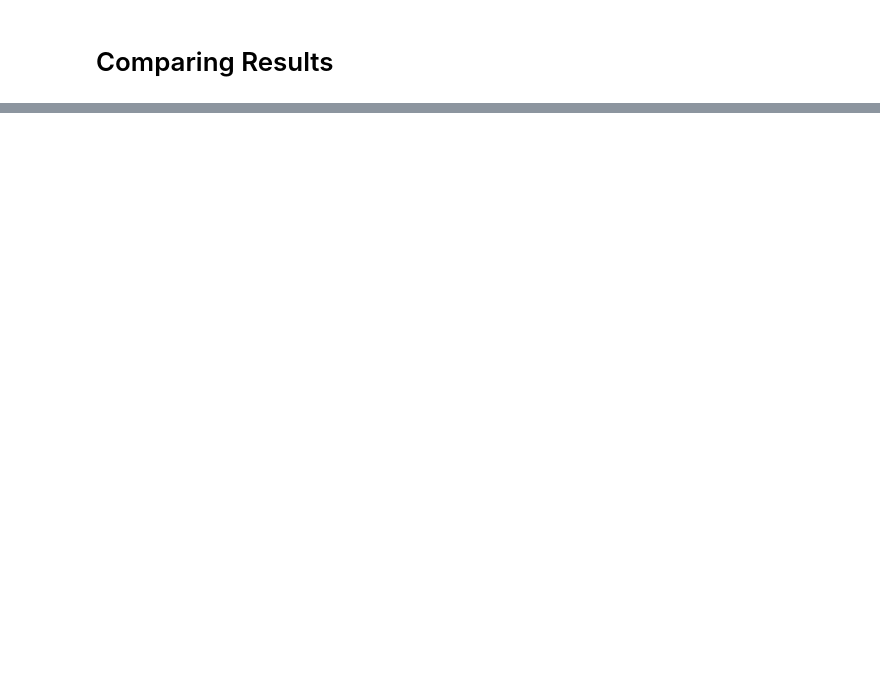
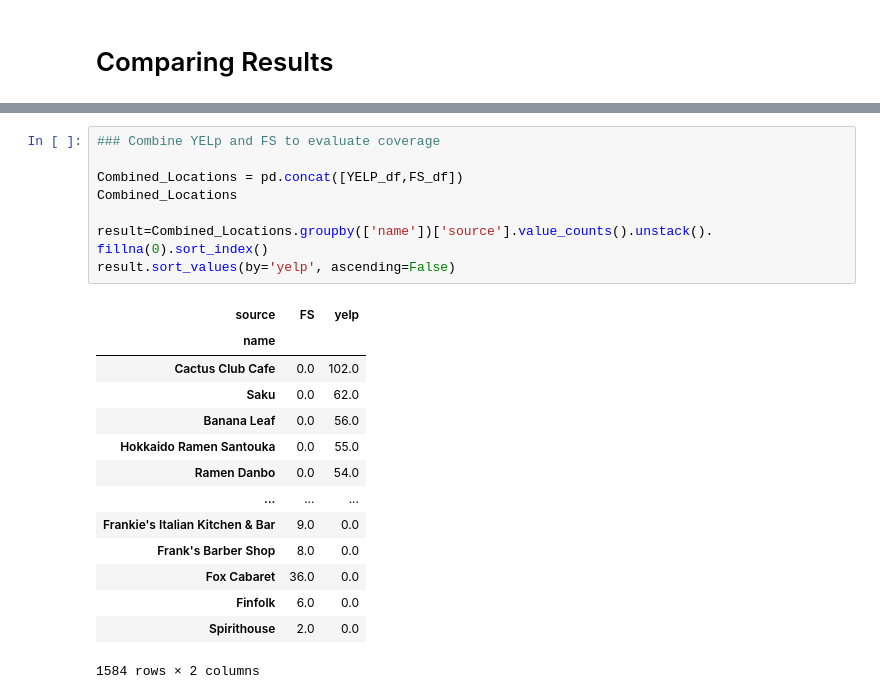
Before and after one commit to j-lepard/LHL-Statistics, a Jupyter notebook: notebooks/yelp_foursquare_EDA.ipynb, the cells around one changed output, grey strips where cells are left out. Drawn from its saved outputs; the diff is of its cells as text; blank space fills up the shorter version.

```diff
--- a/notebooks/yelp_foursquare_EDA.ipynb
+++ b/notebooks/yelp_foursquare_EDA.ipynb
@@ -356,0 +426,23 @@ Get the top 10 restaurants according to their rating:
+# %%
+### Combine YELp and FS to evaluate coverage
+
+Combined_Locations = pd.concat([YELP_df,FS_df])
+Combined_Locations
+
+result=Combined_Locations.groupby(['name'])['source'].value_counts().unstack(). fillna(0).sort_index()
+result.sort_values(by='yelp', ascending=False)
+# %% [output]
+| source | FS | yelp |
+| name |  |  |
+| Cactus Club Cafe | 0.0 | 102.0 |
+| Saku | 0.0 | 62.0 |
+| Banana Leaf | 0.0 | 56.0 |
+| Hokkaido Ramen Santouka | 0.0 | 55.0 |
+| Ramen Danbo | 0.0 | 54.0 |
+| ... | ... | ... |
+| Frankie's Italian Kitchen & Bar | 9.0 | 0.0 |
+| Frank's Barber Shop | 8.0 | 0.0 |
+| Fox Cabaret | 36.0 | 0.0 |
+| Finfolk | 6.0 | 0.0 |
+| Spirithouse | 2.0 | 0.0 |
+1584 rows × 2 columns
```
Also changed, not shown: parts of 6 cells of this notebook, 1 other file.
